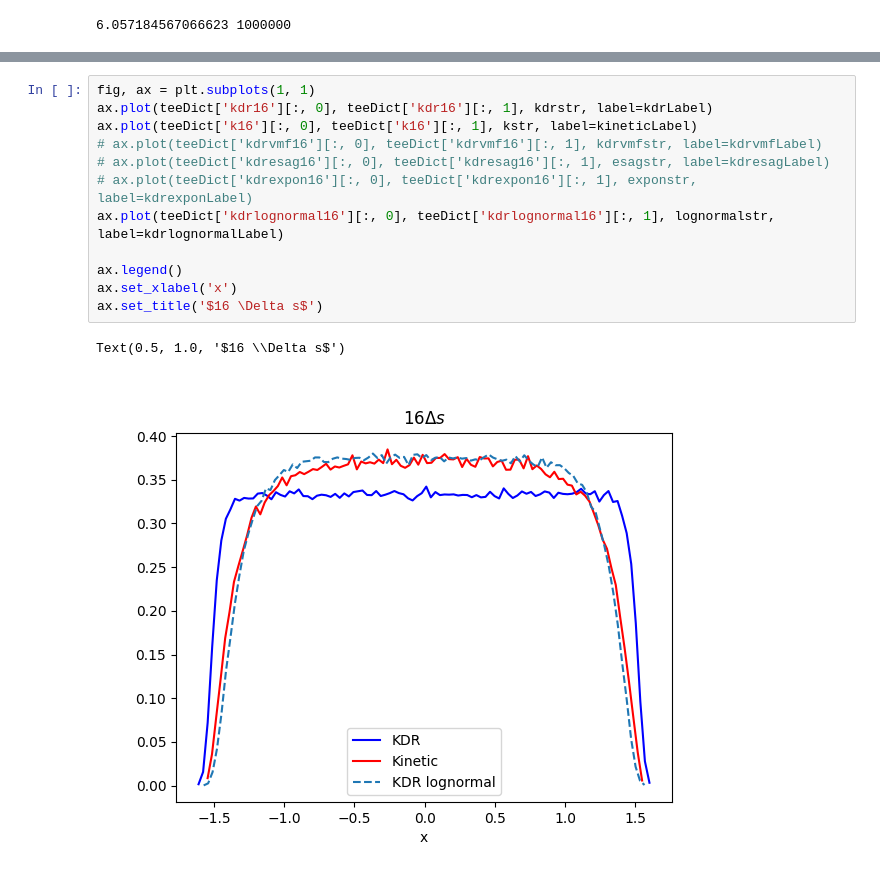
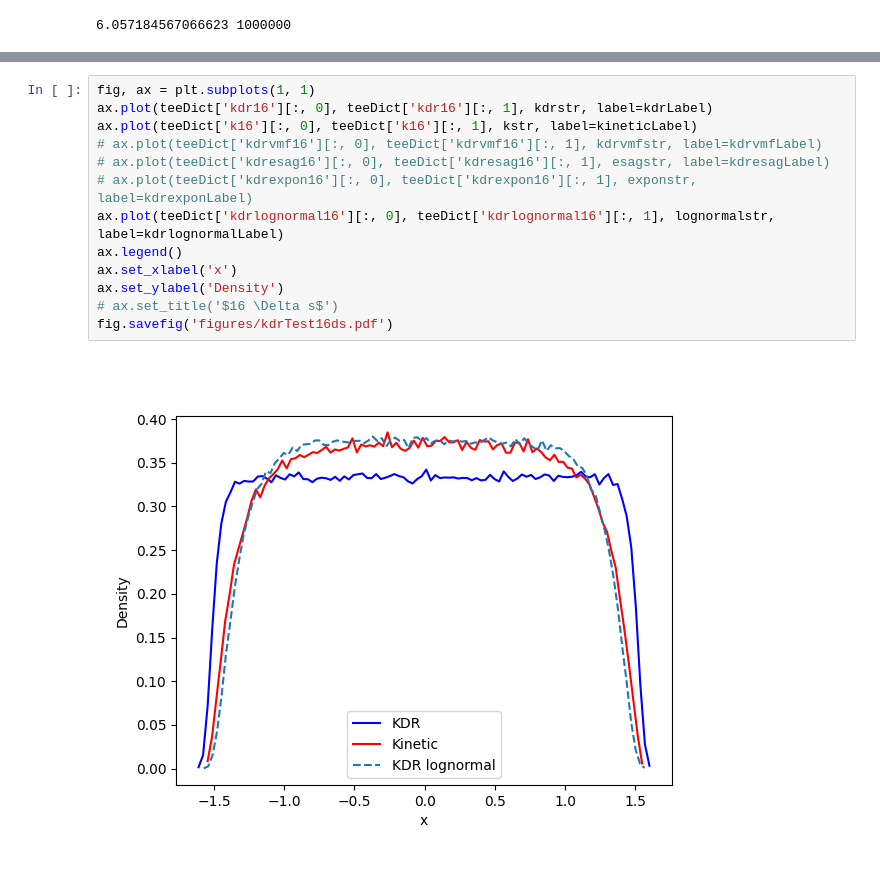
Before and after one commit to KlaasWillems/electronTransportCode, a Jupyter notebook: numericalExperiments/KDRTest/kdrTest.ipynb, the cells around one changed output, grey strips where cells are left out. Cells and saved outputs as stored; diff of their text form.

Commit message:
KDR report figures

```diff
--- a/numericalExperiments/KDRTest/kdrTest.ipynb
+++ b/numericalExperiments/KDRTest/kdrTest.ipynb
@@ -116,15 +145,15 @@ Text(0.5, 1.0, '$16 \\Delta s$')
 # %%
 fig, ax = plt.subplots(1, 1)
 ax.plot(teeDict['kdr16'][:, 0], teeDict['kdr16'][:, 1], kdrstr, label=kdrLabel)
 ax.plot(teeDict['k16'][:, 0], teeDict['k16'][:, 1], kstr, label=kineticLabel)
 # ax.plot(teeDict['kdrvmf16'][:, 0], teeDict['kdrvmf16'][:, 1], kdrvmfstr, label=kdrvmfLabel)
 # ax.plot(teeDict['kdresag16'][:, 0], teeDict['kdresag16'][:, 1], esagstr, label=kdresagLabel)
 # ax.plot(teeDict['kdrexpon16'][:, 0], teeDict['kdrexpon16'][:, 1], exponstr, label=kdrexponLabel)
 ax.plot(teeDict['kdrlognormal16'][:, 0], teeDict['kdrlognormal16'][:, 1], lognormalstr, label=kdrlognormalLabel)
-
 ax.legend()
 ax.set_xlabel('x')
-ax.set_title('$16 \Delta s$')
+ax.set_ylabel('Density')
+# ax.set_title('$16 \Delta s$')
+fig.savefig('figures/kdrTest16ds.pdf')
 # %% [output]
-Text(0.5, 1.0, '$16 \\Delta s$')
-[figure, old version]
+[figure, new version]
```
Also changed, not shown: parts of 3 cells of this notebook, 3 other files.
